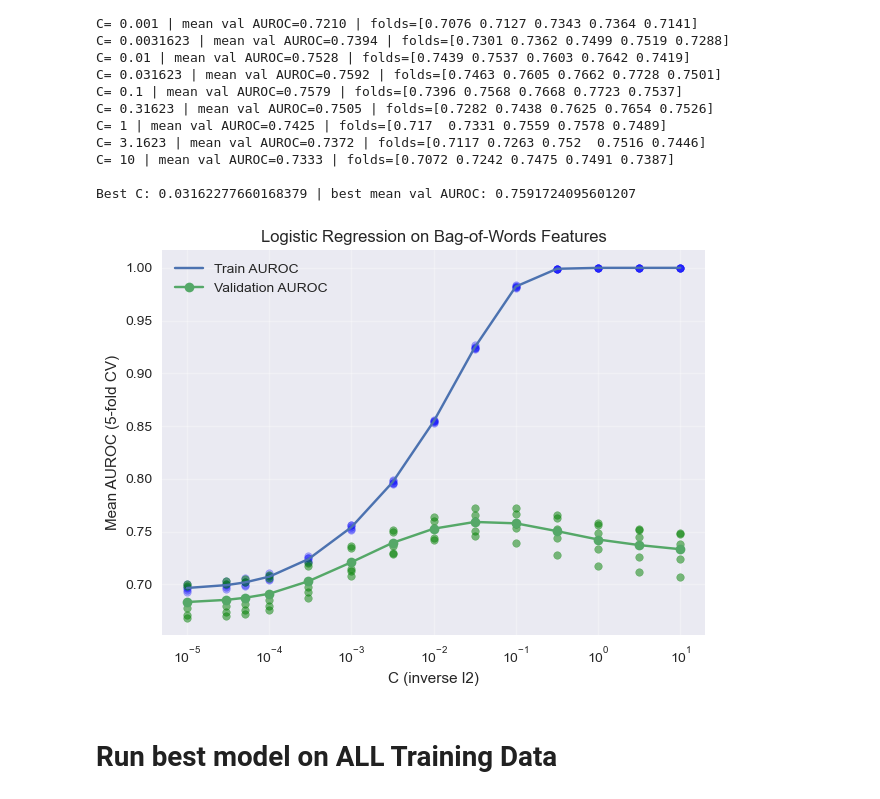
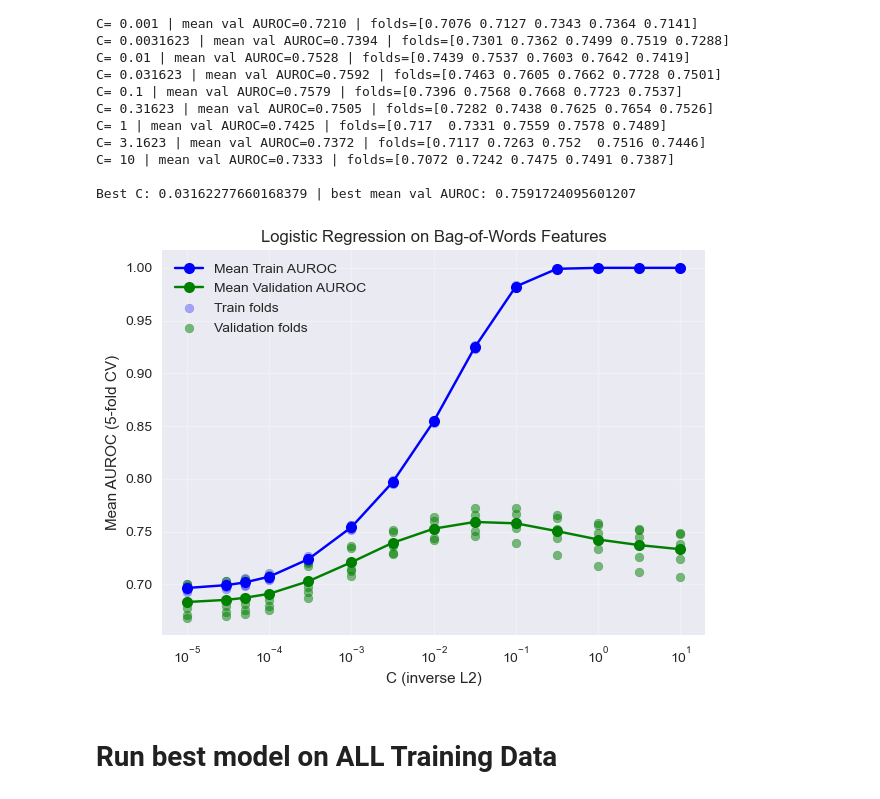
Before and after one commit to samuelmard/ProjectA, a Jupyter notebook: Part1Code.ipynb, the cells around one changed output. Cells and saved outputs as stored; diff of their text form; code cells hidden in the pictures.

Commit message:
Updated Logistic Regression CV and AUROC plotting in notebook

```diff
--- a/Part1Code.ipynb
+++ b/Part1Code.ipynb
@@ -401,31 +401,31 @@ Best C: 0.03162277660168379 | best mean val AUROC: 0.7591724095601207
 # %%
 # Sort C values consistently
 sorted_C = sorted(per_C_fold_aurocs.keys())
 mean_train_auc = [np.mean(per_C_fold_train_aurocs[c]) for c in sorted_C]
 mean_val_auc   = [np.mean(per_C_fold_aurocs[c]) for c in sorted_C]
 
 plt.figure(figsize=(7,5))
 
-# Plot mean AUROC lines
-plt.semilogx(sorted_C, mean_train_auc, marker='x', label='Train AUROC')
-plt.semilogx(sorted_C, mean_val_auc, marker='o', label='Validation AUROC')
+# Plot mean AUROC lines with bigger, filled markers
+plt.semilogx(sorted_C, mean_train_auc, marker='o', markersize=8, color='blue', label='Mean Train AUROC')
+plt.semilogx(sorted_C, mean_val_auc, marker='o', markersize=8, color='green', label='Mean Validation AUROC')
 
 # Scatter individual fold AUROCs for variance visualization
 for c in sorted_C:
     plt.scatter([c]*len(per_C_fold_train_aurocs[c]), per_C_fold_train_aurocs[c],
-                color='blue', alpha=0.3, s=30, label='_nolegend_')  # '_nolegend_' avoids repeating label
+                color='blue', alpha=0.3, s=40, label='Train folds' if c==sorted_C[0] else '_nolegend_')
     plt.scatter([c]*len(per_C_fold_aurocs[c]), per_C_fold_aurocs[c],
-                color='green', alpha=0.5, s=30, label='_nolegend_')
+                color='green', alpha=0.5, s=40, label='Validation folds' if c==sorted_C[0] else '_nolegend_')
 
 # Labels, title, legend, and grid
-plt.xlabel("C (inverse l2)")
+plt.xlabel("C (inverse L2)")
 plt.ylabel("Mean AUROC (5-fold CV)")
 plt.title("Logistic Regression on Bag-of-Words Features")
 plt.legend()
 plt.grid(True, alpha=0.3)
 plt.show()
 # %% [output]
-[figure, old version]
+[figure, new version]
 # %% [markdown]
 # Run best model on ALL Training Data
 # %%
```
